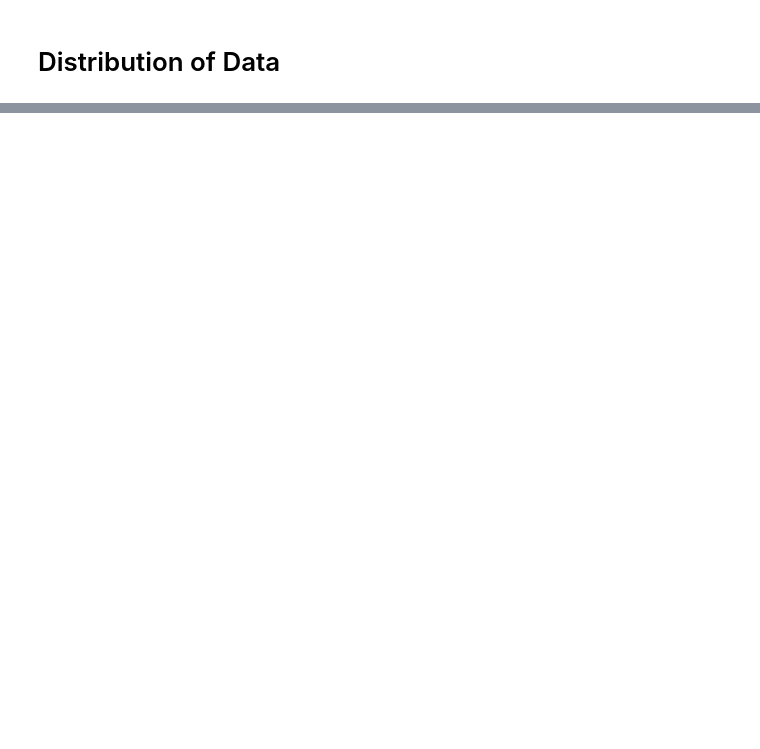
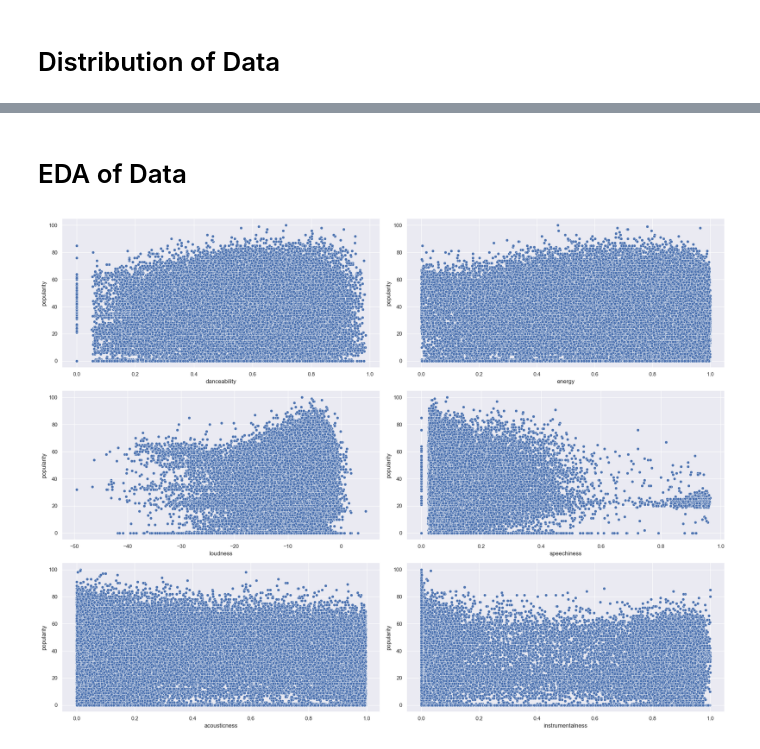
Before and after one commit to KyleMcQ/Data-Analysis-Visualisation---Spotify, a Jupyter notebook: Spotify_DAV.ipynb, the cells around one changed output, grey strips where cells are left out. Saved outputs shown, nothing was run; the diff lists cells and outputs as text; code cells hidden in the pictures; blank space fills up the shorter version.

Commit message:
🧐 EDA of Popularity

```diff
--- a/Spotify_DAV.ipynb
+++ b/Spotify_DAV.ipynb
@@ -209,0 +209,14 @@ plt.show()
+# %% [markdown]
+<h1> EDA of Data </h1>
+# %%
+fig, ax = plt.subplots(3, 2, figsize=(20, 15))
+sns.scatterplot(x='danceability', y='popularity', data=data, ax=ax[0, 0])
+sns.scatterplot(x='energy', y='popularity', data=data, ax=ax[0, 1])
+sns.scatterplot(x='loudness', y='popularity', data=data, ax=ax[1, 0])
+sns.scatterplot(x='speechiness', y='popularity', data=data, ax=ax[1, 1])
+sns.scatterplot(x='acousticness', y='popularity', data=data, ax=ax[2, 0])
+sns.scatterplot(x='instrumentalness', y='popularity', data=data, ax=ax[2, 1])
+plt.tight_layout()
+plt.show()
+# %% [output]
+[figure, added]
```
Also changed, not shown: parts of 1 cell of this notebook.
